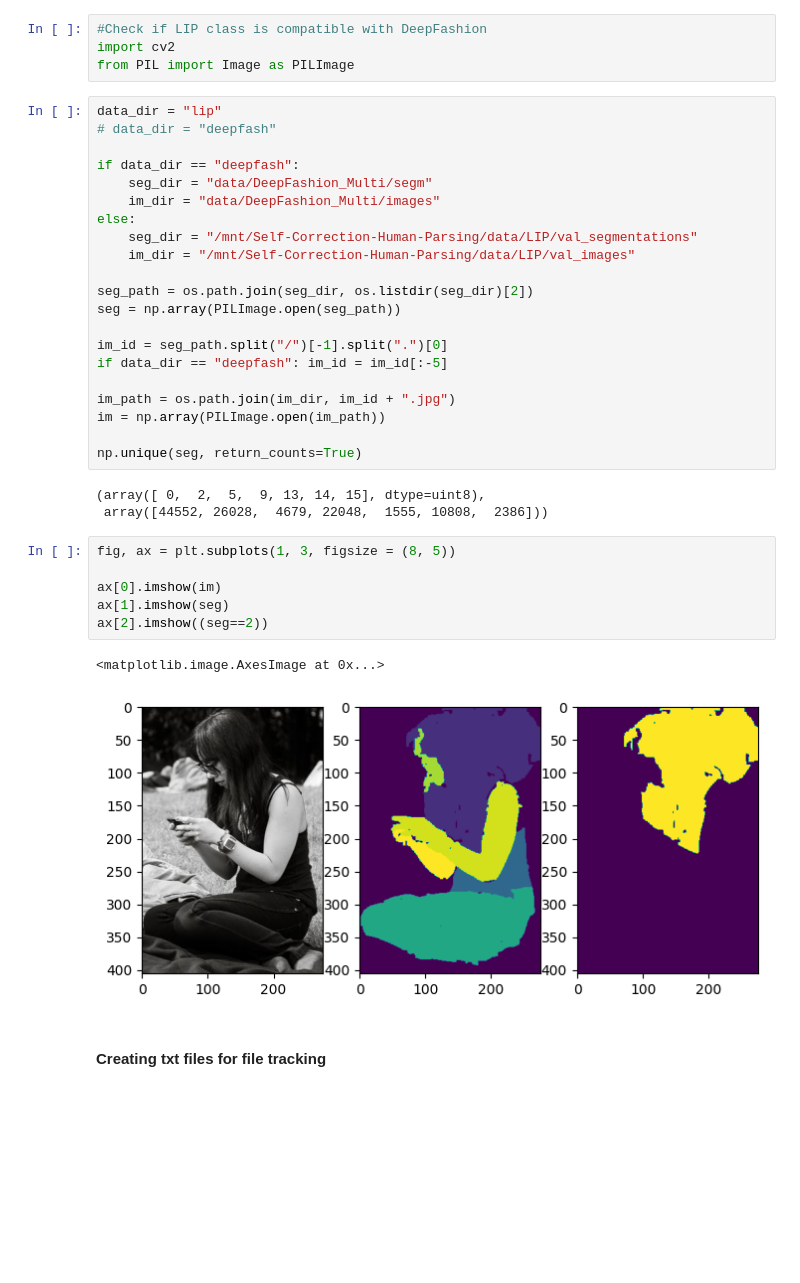
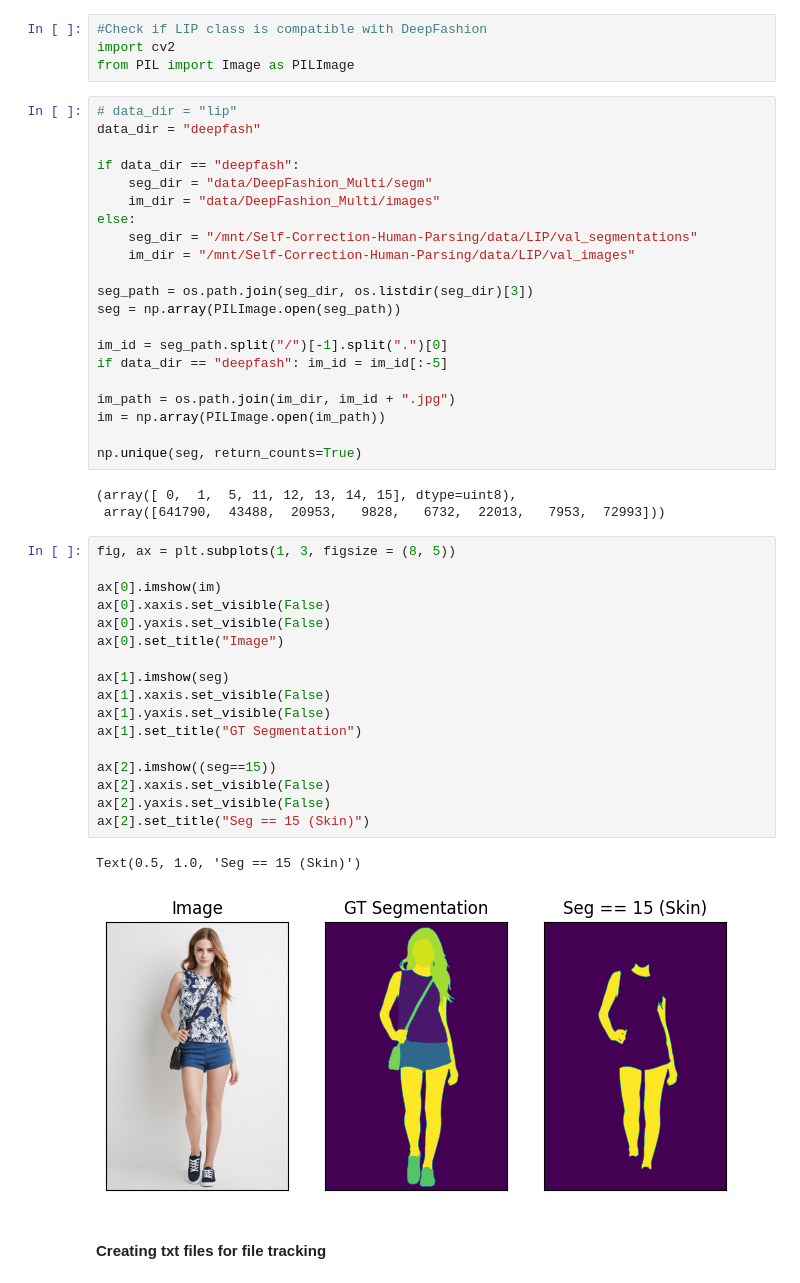
Before and after one commit to JelinR/Self-Correction-Human-Parsing, a Jupyter notebook: rough_work.ipynb, the cells around one changed output. Drawn from its saved outputs; the diff is of its cells as text; blank space fills up the shorter version.

```diff
--- a/rough_work.ipynb
+++ b/rough_work.ipynb
@@ -946,8 +980,8 @@ schp_fusion_conv
 import cv2
 from PIL import Image as PILImage
 # %%
-data_dir = "lip"
-# data_dir = "deepfash"
+# data_dir = "lip"
+data_dir = "deepfash"
 
 if data_dir == "deepfash":
     seg_dir = "data/DeepFashion_Multi/segm"
@@ -956,7 +990,7 @@ else:
     seg_dir = "/mnt/Self-Correction-Human-Parsing/data/LIP/val_segmentations"
     im_dir = "/mnt/Self-Correction-Human-Parsing/data/LIP/val_images"
 
-seg_path = os.path.join(seg_dir, os.listdir(seg_dir)[2])
+seg_path = os.path.join(seg_dir, os.listdir(seg_dir)[3])
 seg = np.array(PILImage.open(seg_path))
 
 im_id = seg_path.split("/")[-1].split(".")[0]
@@ -967,16 +1001,27 @@ im = np.array(PILImage.open(im_path))
 
 np.unique(seg, return_counts=True)
 # %% [output]
-(array([ 0,  2,  5,  9, 13, 14, 15], dtype=uint8),
- array([44552, 26028,  4679, 22048,  1555, 10808,  2386]))
+(array([ 0,  1,  5, 11, 12, 13, 14, 15], dtype=uint8),
+ array([641790,  43488,  20953,   9828,   6732,  22013,   7953,  72993]))
 # %%
 fig, ax = plt.subplots(1, 3, figsize = (8, 5))
 
 ax[0].imshow(im)
+ax[0].xaxis.set_visible(False)
+ax[0].yaxis.set_visible(False)
+ax[0].set_title("Image")
+
 ax[1].imshow(seg)
-ax[2].imshow((seg==2))
+ax[1].xaxis.set_visible(False)
+ax[1].yaxis.set_visible(False)
+ax[1].set_title("GT Segmentation")
+
+ax[2].imshow((seg==15))
+ax[2].xaxis.set_visible(False)
+ax[2].yaxis.set_visible(False)
+ax[2].set_title("Seg == 15 (Skin)")
 # %% [output]
-<matplotlib.image.AxesImage at 0x...>
+Text(0.5, 1.0, 'Seg == 15 (Skin)')
-[figure, old version]
+[figure, new version]
 # %% [markdown]
 #### Creating txt files for file tracking
```
Also changed, not shown: parts of 56 cells of this notebook, 7 other files.
